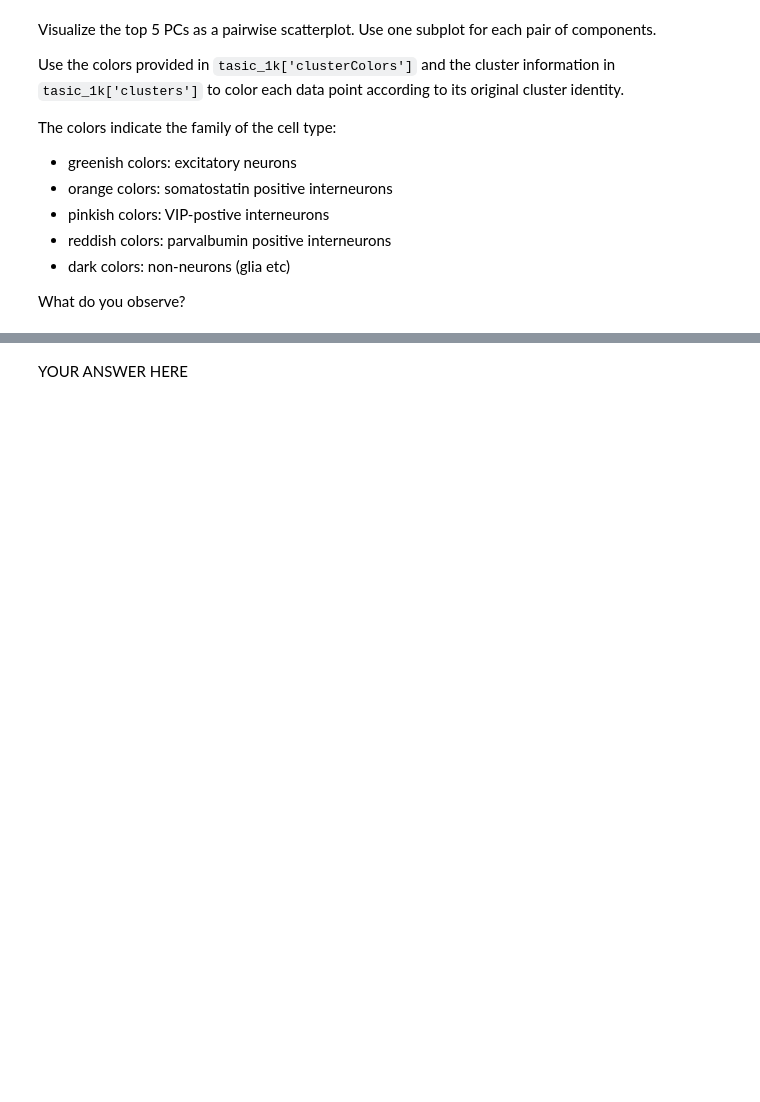
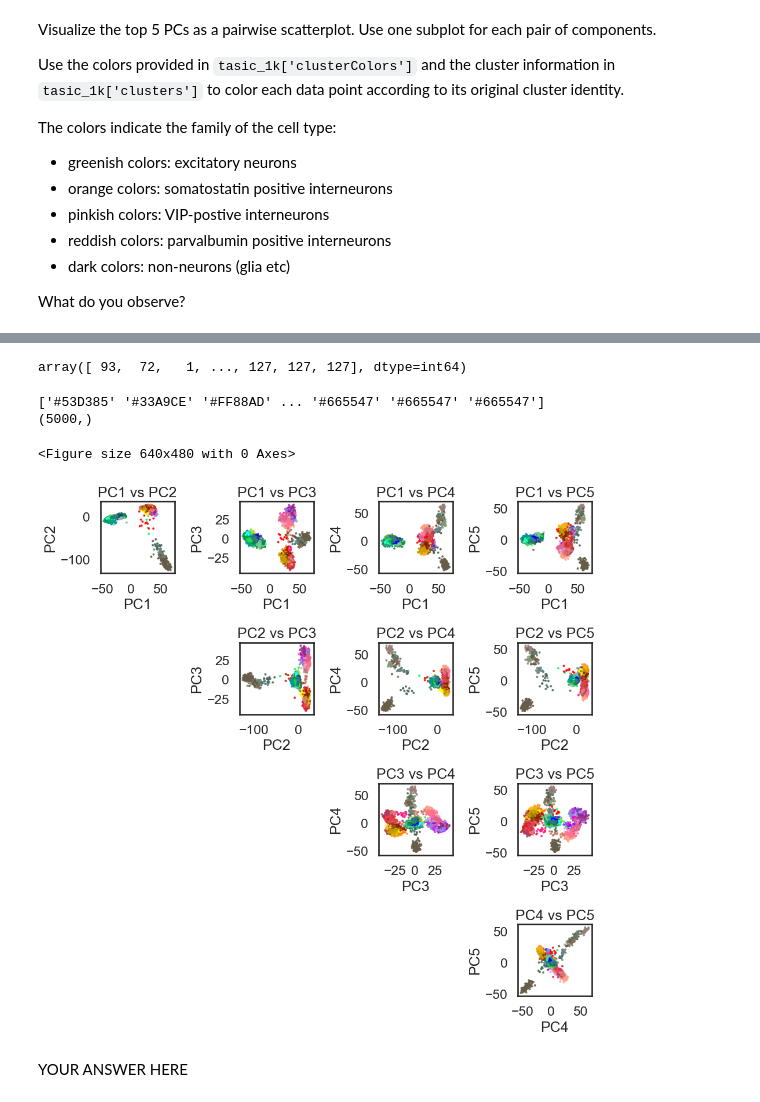
Before and after one commit to Paul-Jarschke/Machine-Learning-Practicals, a Jupyter notebook: Practical_05/5_Leon_Loeppert.ipynb, the cells around one changed output, grey strips where cells are left out. Saved outputs shown, nothing was run; the diff lists cells and outputs as text; code cells hidden in the pictures; blank space fills up the shorter version.

```diff
--- a/Practical_05/5_Leon_Loeppert.ipynb
+++ b/Practical_05/5_Leon_Loeppert.ipynb
@@ -196,3 +183,11 @@ def PCA_manual(data):
     return fraction_variance_explained, principal_components
 # %%
 var_expl, PCs = PCA_manual(tasic_1k['logCPM'])
+# %%
+ data = tasic_1k['logCPM']
+    # ---------------- INSERT CODE ----------------------
+    # Center the data by subtracting the column means
+centered_data = data - np.mean(data, axis=0)
+
+    # Calculate the covariance matrix
+cov_matrix = np.cov(centered_data, rowvar=False)
@@ -394,32 +470,0 @@ def plot_PCs(data_transformed, color_per_datapoint):
-# %%
-def plot_PCs(data_transformed, color_per_datapoint):
-    '''Function that plots the scores of the 10 pairs of the top 5 PCs against each other.
-        inputs:
-            data_transformed    -- (cells, n_PCs_kept)-shaped array of PC scores
-            color_per_datapoint -- (cells,)-shaped array of color strings, one color for each cell
-    '''
-
-    # ---------------- INSERT CODE ----------------------
-    top_n_PCs = 5
-    fig, axes = plt.subplots(nrows=top_n_PCs, ncols=top_n_PCs, figsize=(14, 14))
-    plt.subplots_adjust(wspace=0.4, hspace=0.4)
-
-    for i in range(top_n_PCs):
-        for j in range(top_n_PCs):
-            ax = axes[i, j]
-
-            if i == j:
-                ax.hist(data_transformed[:, i], color='gray', bins=30, alpha=0.7)
-                ax.set_xlabel(f'PC{i+1}')
-                ax.set_ylabel('Frequency')
-            elif j > i:
-                ax.scatter(data_transformed[:, i], data_transformed[:, j], c=color_per_datapoint, alpha=0.7, s=10)
-                ax.set_xlabel(f'PC{i+1}')
-                ax.set_ylabel(f'PC{j+1}')
-                ax.set_xticks([])
-                ax.set_yticks([])
-            else:
-                ax.axis('off')
-
-    plt.show()
-    # ---------------- END CODE -------------------------
@@ -426,6 +491,18 @@ def plot_PCs(data_transformed, color_per_datapoint):
+# %%
+tasic_1k['clusters'] # es sind also 133 verschiedne Farben (Cluster)
+# %% [output]
+array([ 93,  72,   1, ..., 127, 127, 127], dtype=int64)
 # %%
+plt.clf()
 color_per_datapoint = tasic_1k['clusterColors'][tasic_1k['clusters']]
+print(color_per_datapoint)
+print(color_per_datapoint.shape)
 plot_PCs(tasic_1k['PCA_75'], color_per_datapoint)
+# %% [output]
+['#53D385' '#33A9CE' '#FF88AD' ... '#665547' '#665547' '#665547']
+(5000,)
+<Figure size 640x480 with 0 Axes>
+[figure, added]
 # %% [markdown]
 YOUR ANSWER HERE
 # %% [markdown]
```
Also changed, not shown: parts of 24 cells of this notebook.
